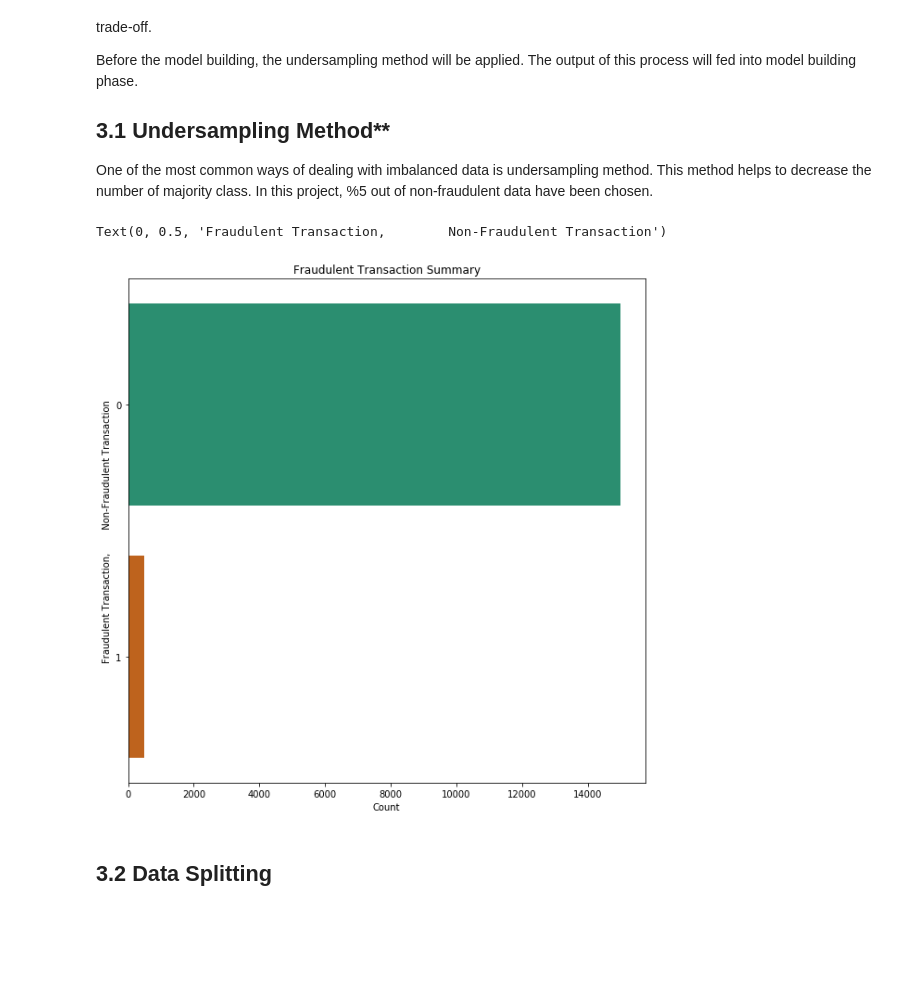
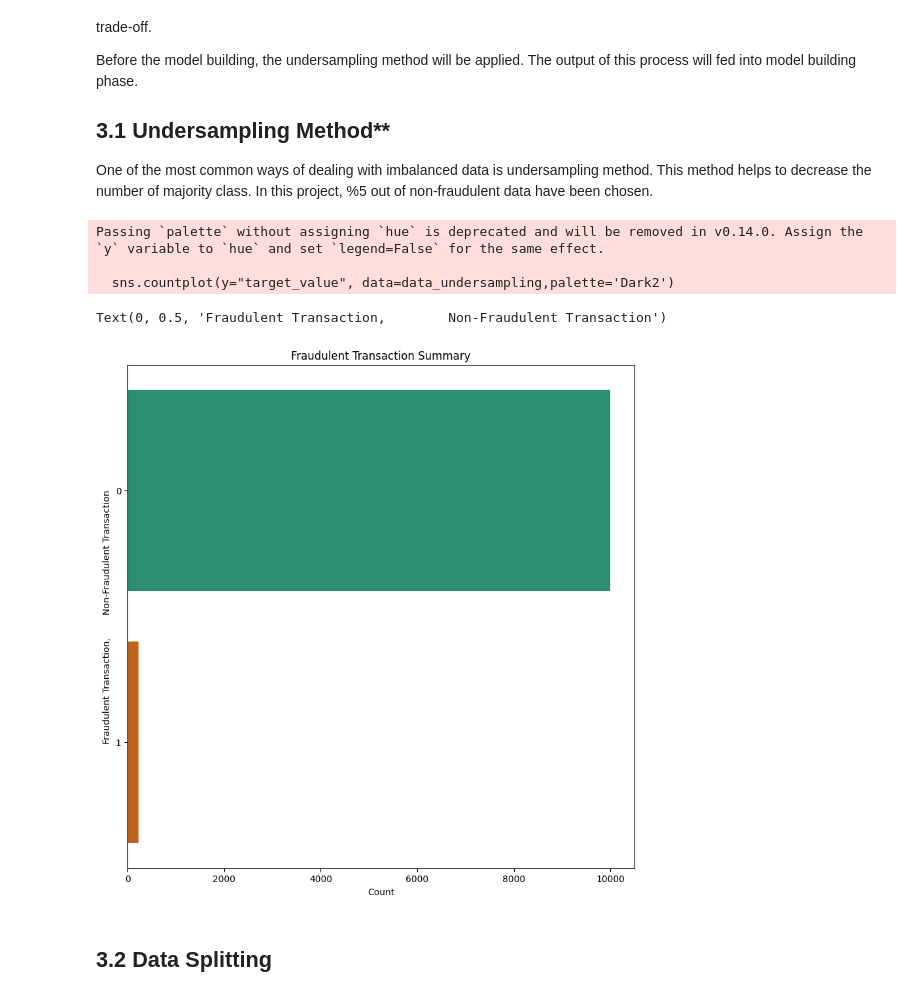
Before and after one commit to dacc93/Handling_Imbalanced_dataset, a Jupyter notebook: Handling_Imbalanced_data.ipynb, the cells around one changed output. Saved outputs shown, nothing was run; the diff lists cells and outputs as text; code cells hidden in the pictures; blank space fills up the shorter version.

```diff
--- a/Handling_Imbalanced_data.ipynb
+++ b/Handling_Imbalanced_data.ipynb
@@ -132,7 +136,7 @@ The graph and tables show that there is a huge difference between nonfraudulent
 
 Another part is, Class structure will be converted to category and distrbution of Time and Amount features will be examined.
 # %%
-data['Class'] = data['Class'].astype('category')
+data['target_value'] = data['target_value'].astype('category')
 # %%
 #Distribution of Time
 plt.figure(figsize=(15,10))
@@ -260,4 +264,7 @@ Above graph shows that fraudulent and non-fraudulent transactions aren't well sp
 ## Standardization
 Standardization of Time and Amount features will be made.
 # %%
-data[['Time','Amount']] = StandardScaler().fit_transform(data[['Time','Amount']])
+# data[['Time','Amount']] = StandardScaler().fit_transform(data[['Time','Amount']])
+data2= StandardScaler().fit_transform(data)
+
+print(type(data))
@@ -355,3 +363,5 @@ data_model = data.drop(['V13', 'V25', 'Time', 'V20', 'V22', 'V8', 'V15', 'V19',
+# %%
+data_model = data.drop(['TipoEdad', 'resultado_antecedente', 'flag_Ins cardiaca', 'flag_IAM', 'flag_Enfermedad reumatica', 'flag_Síndrome antifosfolípido'], axis=1)
 # %% [markdown]
 ## 3. Model Building
 In this part, Random Forest, Support Vector Machine, Logistic Regression, and Multilayer Perceptron - Neural Network algorithms will be built.
@@ -366,20 +376,24 @@ Before the model building, the undersampling method will be applied. The output
 ## 3.1 Undersampling Method**
 One of the most common ways of dealing with imbalanced data is undersampling method. This method helps to decrease the number of majority class. In this project, %5 out of non-fraudulent data have been chosen.
 # %%
-data_under_nonfraud = data_model[data_model['Class'] == 0].sample(15000)
-data_under_fraud  = data_model[data_model['Class'] == 1]
+data_under_nonfraud = data_model[data_model['target_value'] == 0].sample(10000)
+data_under_fraud  = data_model[data_model['target_value'] == 1]
 
-data_undersampling = data_under_nonfraud.append(data_under_fraud,
-                                                ignore_index=True, sort=False)
+data_undersampling = pd.concat([data_under_nonfraud, data_under_fraud]).sample(frac=1)
+# data_undersampling = data_under_nonfraud.append(data_under_fraud,
+#                                                 ignore_index=True, sort=False)
 # %%
 plt.figure(figsize=(10,10))
-sns.countplot(y="Class", data=data_undersampling,palette='Dark2')
+sns.countplot(y="target_value", data=data_undersampling,palette='Dark2')
 plt.title('Fraudulent Transaction Summary')
 plt.xlabel('Count')
 plt.ylabel('Fraudulent Transaction,        Non-Fraudulent Transaction')
 # %% [output]
-Text(0, 0.5, 'Fraudulent Transaction,        Non-Fraudulent Transaction')
+Passing `palette` without assigning `hue` is deprecated and will be removed in v0.14.0. Assign the `y` variable to `hue` and set `legend=False` for the same effect.
+
+  sns.countplot(y="target_value", data=data_undersampling,palette='Dark2')
+Text(0, 0.5, 'Fraudulent Transaction,        Non-Fraudulent Transaction')
-[figure, old version]
+[figure, new version]
 # %% [markdown]
 ## 3.2 Data Splitting
 # %%
```
Also changed, not shown: parts of 22 cells of this notebook.
